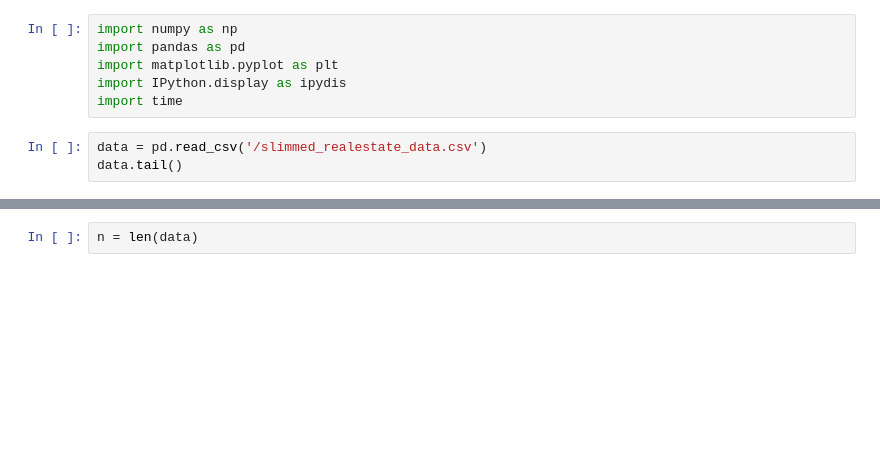
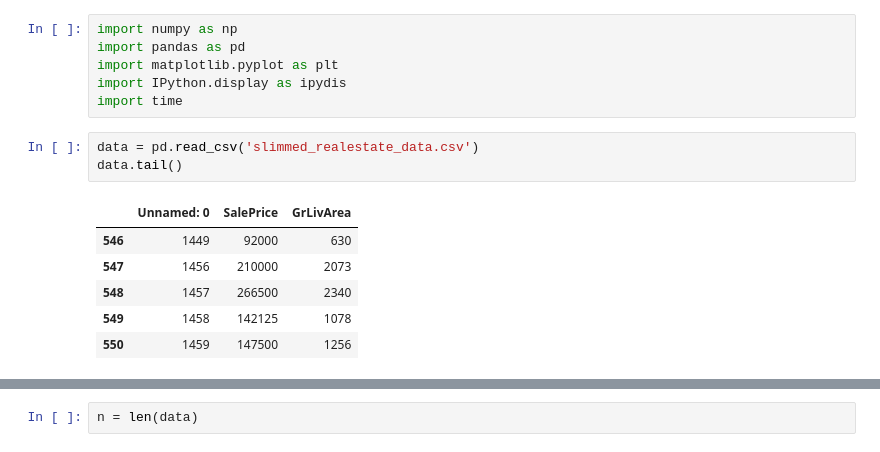
Before and after one commit to nickolasnikolic/ai-science-training-series, a Jupyter notebook: 01_intro_AI_on_Supercomputer/Nickolas_Nikolic_01_regression.ipynb, the cells around one changed output, grey strips where cells are left out. Saved outputs shown, nothing was run; the diff lists cells and outputs as text; blank space fills up the shorter version.

Commit message:
update data sample batch

```diff
--- a/01_intro_AI_on_Supercomputer/Nickolas_Nikolic_01_regression.ipynb
+++ b/01_intro_AI_on_Supercomputer/Nickolas_Nikolic_01_regression.ipynb
@@ -5,7 +26,14 @@ import matplotlib.pyplot as plt
 import IPython.display as ipydis
 import time
 # %%
-data = pd.read_csv('/slimmed_realestate_data.csv')
+data = pd.read_csv('slimmed_realestate_data.csv')
 data.tail()
+# %% [output]
+|  | Unnamed: 0 | SalePrice | GrLivArea |
+| 546 | 1449 | 92000 | 630 |
+| 547 | 1456 | 210000 | 2073 |
+| 548 | 1457 | 266500 | 2340 |
+| 549 | 1458 | 142125 | 1078 |
+| 550 | 1459 | 147500 | 1256 |
 # %%
 data.plot(x='GrLivArea', y='SalePrice', style='.')
```
Also changed, not shown: parts of 8 cells of this notebook.
